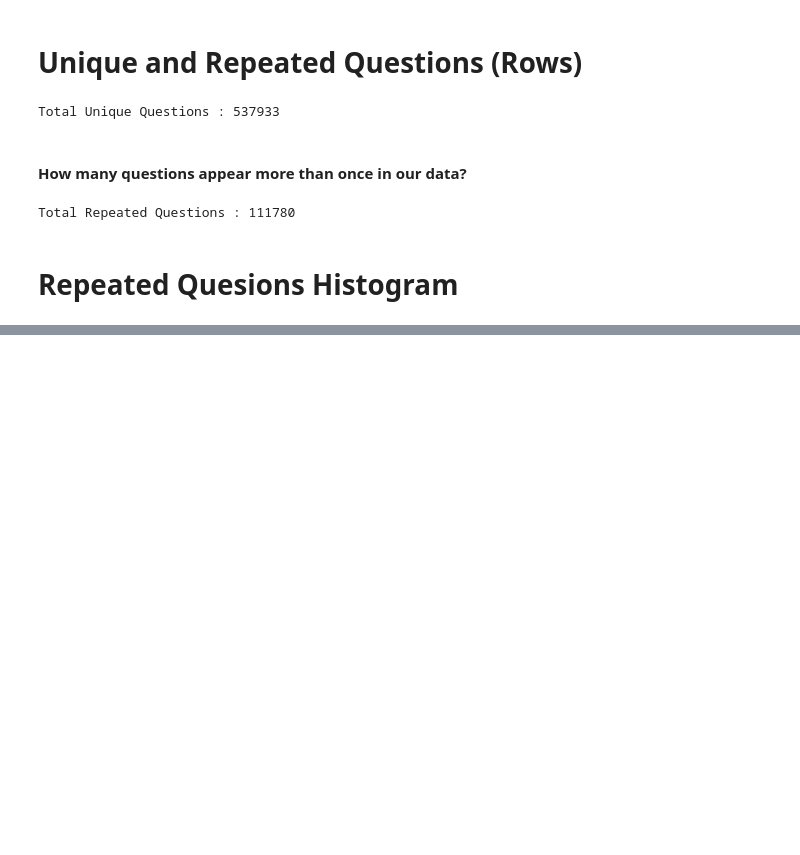
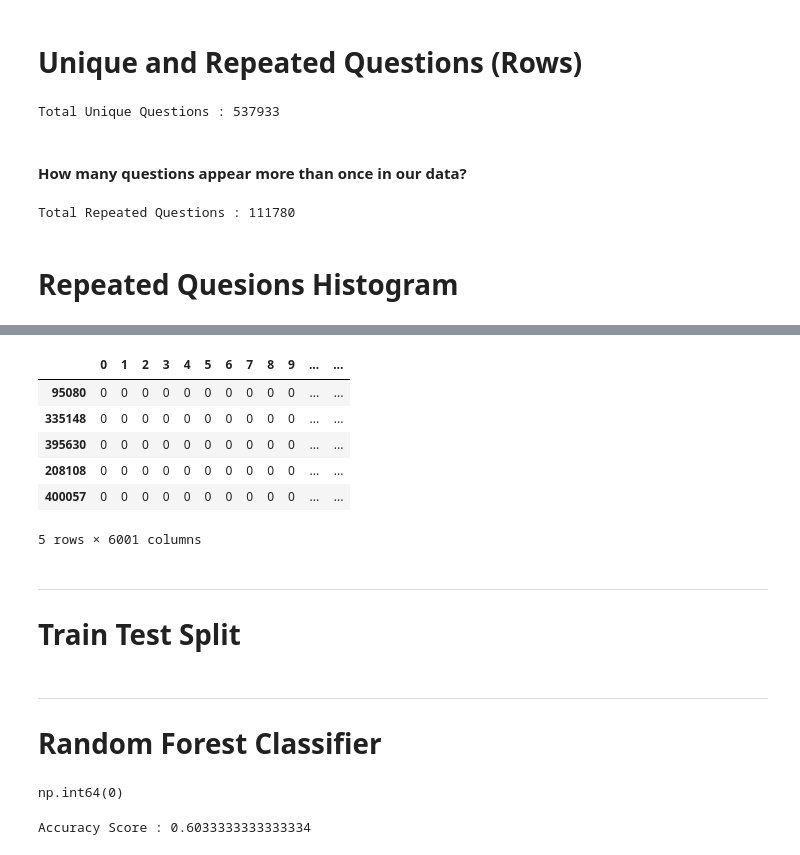
Before and after one commit to AsadullahShehbaz/Natural-Language-Processing-Course, a Jupyter notebook: Lec8_Qoura_Question_Pair_Problem.ipynb, the cells around one changed output, grey strips where cells are left out. Drawn from its saved outputs; the diff is of its cells as text; code cells hidden in the pictures; blank space fills up the shorter version.

```diff
--- a/Lec8_Qoura_Question_Pair_Problem.ipynb
+++ b/Lec8_Qoura_Question_Pair_Problem.ipynb
@@ -118,0 +147,3 @@ Total Repeated Questions : 111780
+# %%
+ques_df = sample_df[["question1","question2"]]
+ques_df.head()
@@ -118,0 +160,8 @@ Total Repeated Questions : 111780
+# %%
+from sklearn.feature_extraction.text import CountVectorizer
+# merge questions
+questions = list(ques_df['question1'])+list(ques_df['question2'])
+# create a model
+cv = CountVectorizer(max_features=3000)
+# Split an array into multiple sub-arrays of equal size.
+q1_arr,q2_arr = np.vsplit(cv.fit_transform(questions).toarray(),2)
@@ -118,0 +180,3 @@ Total Repeated Questions : 111780
+# %%
+temp_df1 = pd.DataFrame(q1_arr,index=ques_df.index)
+temp_df2 = pd.DataFrame(q2_arr,index=ques_df.index)
@@ -118,0 +186,2 @@ Total Repeated Questions : 111780
+# %%
+temp_df = pd.concat([temp_df1,temp_df2],axis=1)
@@ -118,0 +198,14 @@ Total Repeated Questions : 111780
+# %%
+temp_df['is_duplicate'] = sample_df['is_duplicate']
+temp_df.head()
+# %% [output]
+|  | 0 | 1 | 2 | 3 | 4 | 5 | 6 | 7 | 8 | 9 | ... | ... |
+| 95080 | 0 | 0 | 0 | 0 | 0 | 0 | 0 | 0 | 0 | 0 | ... | ... |
+| 335148 | 0 | 0 | 0 | 0 | 0 | 0 | 0 | 0 | 0 | 0 | ... | ... |
+| 395630 | 0 | 0 | 0 | 0 | 0 | 0 | 0 | 0 | 0 | 0 | ... | ... |
+| 208108 | 0 | 0 | 0 | 0 | 0 | 0 | 0 | 0 | 0 | 0 | ... | ... |
+| 400057 | 0 | 0 | 0 | 0 | 0 | 0 | 0 | 0 | 0 | 0 | ... | ... |
+5 rows × 6001 columns
+# %% [markdown]
+---
+# **Train Test Split**
@@ -118,0 +217,20 @@ Total Repeated Questions : 111780
+# %% [markdown]
+---
+# **Random Forest Classifier**
+# %%
+temp_df['is_duplicate'].isnull().sum()
+# %% [output]
+np.int64(0)
+# %%
+from sklearn.ensemble import RandomForestClassifier
+from sklearn.metrics import accuracy_score
+# create a model
+rfc = RandomForestClassifier()
+# train the model
+rfc.fit(X_train,y_train)
+# predict the model
+y_pred = rfc.predict(X_test)
+# accuracy score
+print(f"Accuracy Score : {accuracy_score(y_test,y_pred)}")
+# %% [output]
+Accuracy Score : 0.6033333333333334
```
Also changed, not shown: parts of 19 cells of this notebook.
